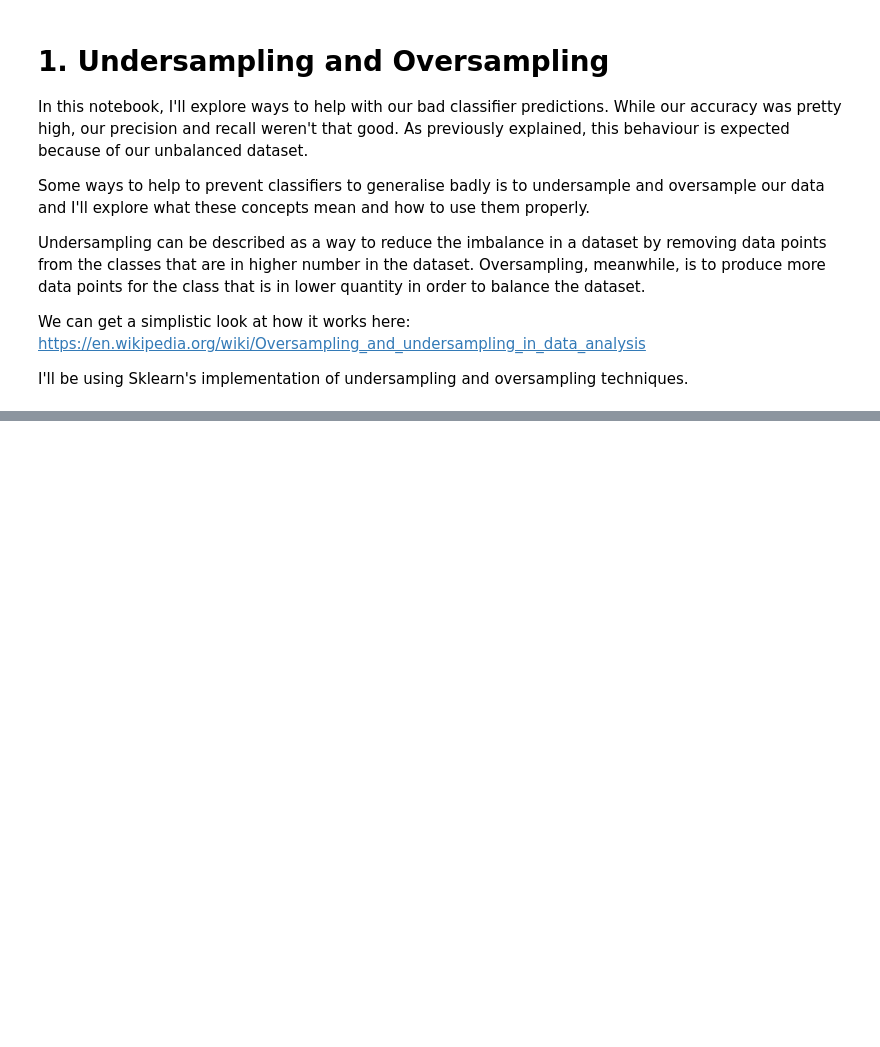
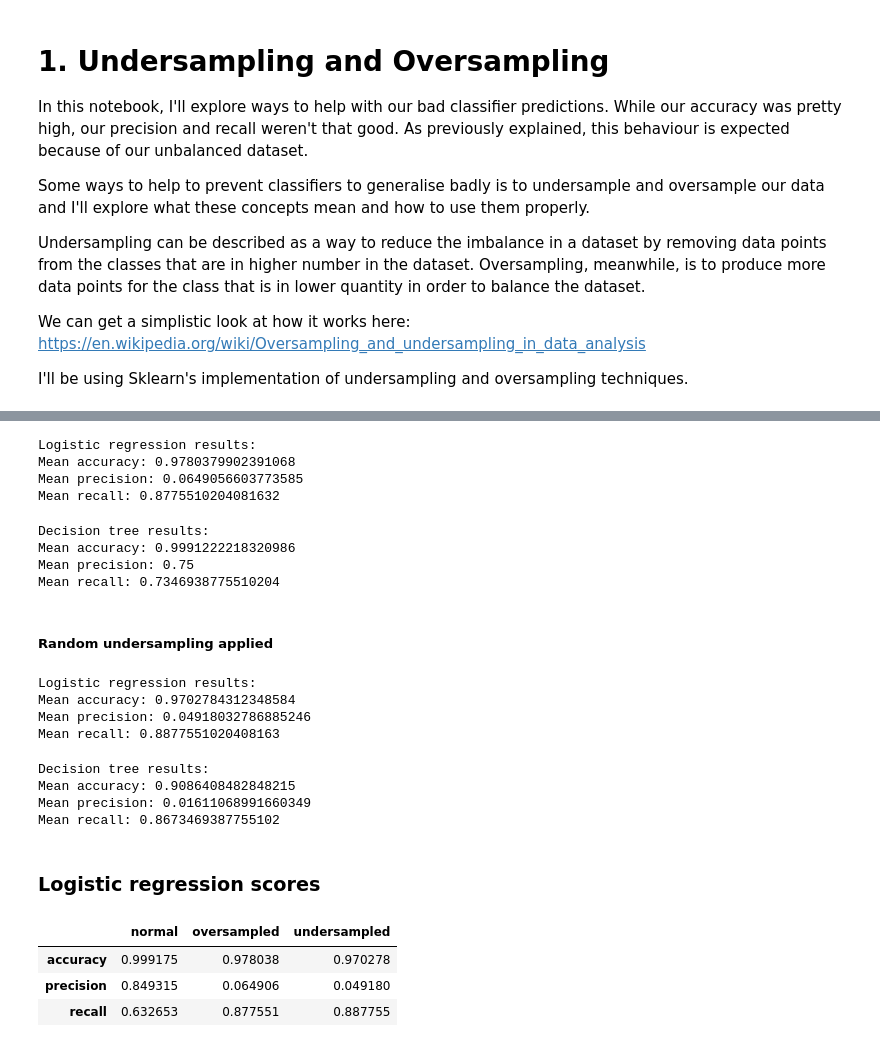
Before and after one commit to mikaelsouza/fraud-detection, a Jupyter notebook: notebooks/exploratory/kaggle/1-undersampling-oversampling.ipynb, the cells around one changed output, grey strips where cells are left out. Saved outputs shown, nothing was run; the diff lists cells and outputs as text; code cells hidden in the pictures; blank space fills up the shorter version.

Commit message:
Added oversampling and undersampling techniques and comparisons between them

```diff
--- a/notebooks/exploratory/kaggle/1-undersampling-oversampling.ipynb
+++ b/notebooks/exploratory/kaggle/1-undersampling-oversampling.ipynb
@@ -30,3 +87,3 @@ y = cc_df['Class']
 # %%
-ROS = over_sampling.RandomOverSampler(random_state=0)
-sampled_X, sampled_y = ROS.fit_sample(X, y)
+ros = over_sampling.RandomOverSampler(random_state=0)
+X_oversampled, y_oversampled = ros.fit_sample(X_train, y_train)
@@ -36,0 +90,47 @@ Counter({0: 284315, 1: 284315})
+# %%
+print("Logistic regression results:")
+logistic_regression_scores['oversampled'] = classify(X_oversampled, X_test, y_oversampled, y_test, classifier=LogisticRegression)
+# %% [output]
+Logistic regression results:
+Mean accuracy: 0.9780379902391068
+Mean precision: 0.0649056603773585
+Mean recall: 0.8775510204081632
+# %%
+print("Decision tree results:")
+decision_tree_scores['oversampled'] = classify(X_oversampled, X_test, y_oversampled, y_test, classifier=DecisionTreeClassifier)
+# %% [output]
+Decision tree results:
+Mean accuracy: 0.9991222218320986
+Mean precision: 0.75
+Mean recall: 0.7346938775510204
+# %% [markdown]
+##### Random undersampling applied
+# %%
+rus = under_sampling.RandomUnderSampler(random_state=0)
+X_undersampled, y_undersampled = rus.fit_sample(X_train, y_train)
+# %%
+print("Logistic regression results:")
+logistic_regression_scores['undersampled'] = classify(X_undersampled, X_test, y_undersampled, y_test, classifier=LogisticRegression)
+# %% [output]
+Logistic regression results:
+Mean accuracy: 0.9702784312348584
+Mean precision: 0.04918032786885246
+Mean recall: 0.8877551020408163
+# %%
+print("Decision tree results:")
+decision_tree_scores['undersampled'] = classify(X_undersampled, X_test, y_undersampled, y_test, classifier=DecisionTreeClassifier)
+# %% [output]
+Decision tree results:
+Mean accuracy: 0.9086408482848215
+Mean precision: 0.01611068991660349
+Mean recall: 0.8673469387755102
+# %% [markdown]
+### Logistic regression scores
+# %%
+logistic_regression_df = pd.DataFrame(logistic_regression_scores)
+logistic_regression_df
+# %% [output]
+|  | normal | oversampled | undersampled |
+| accuracy | 0.999175 | 0.978038 | 0.970278 |
+| precision | 0.849315 | 0.064906 | 0.049180 |
+| recall | 0.632653 | 0.877551 | 0.887755 |
```
Also changed, not shown: parts of 13 cells of this notebook, 1 other file.
